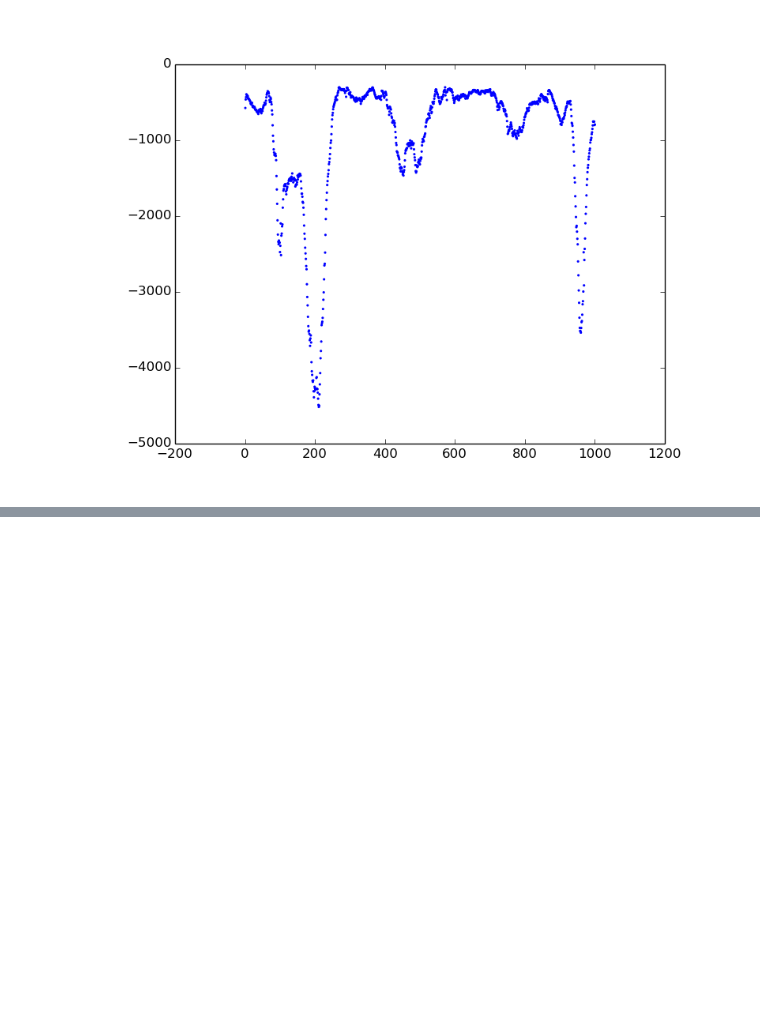
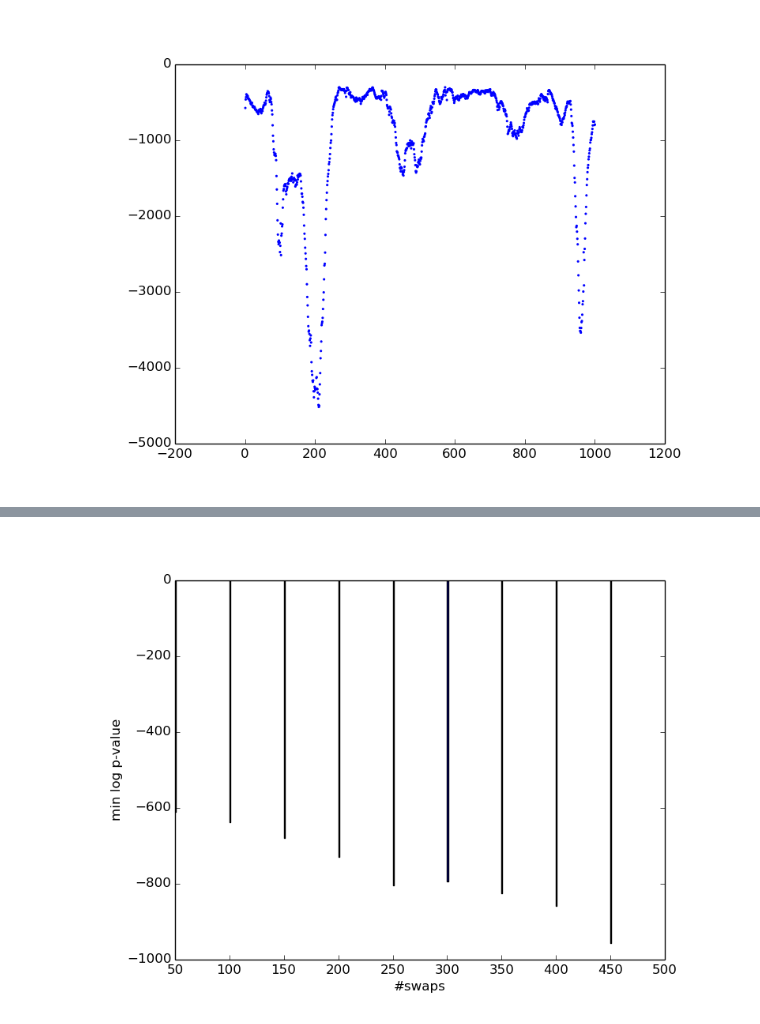
Before and after one commit to arleilps/anomaly-detection, a Jupyter notebook: jan_meeting/Anomaly detection using spectral theory.ipynb, the cells around one changed output, grey strips where cells are left out. Cells and saved outputs as stored; diff of their text form; code cells hidden in the pictures; blank space fills up the shorter version.

```diff
--- a/jan_meeting/Anomaly detection using spectral theory.ipynb
+++ b/jan_meeting/Anomaly detection using spectral theory.ipynb
@@ -223,0 +300,9 @@ Image(filename='p_values.png')
+# %%
+plt.clf()
+plt.bar(x,y_sum)
+plt.xlabel('#swaps')
+plt.ylabel('min log p-value')
+plt.savefig("min_p_values_swaps.png")
+Image(filename='min_p_values_swaps.png')
+# %% [output]
+[figure, added]
```
Also changed, not shown: parts of 7 cells of this notebook, 1 other file.
